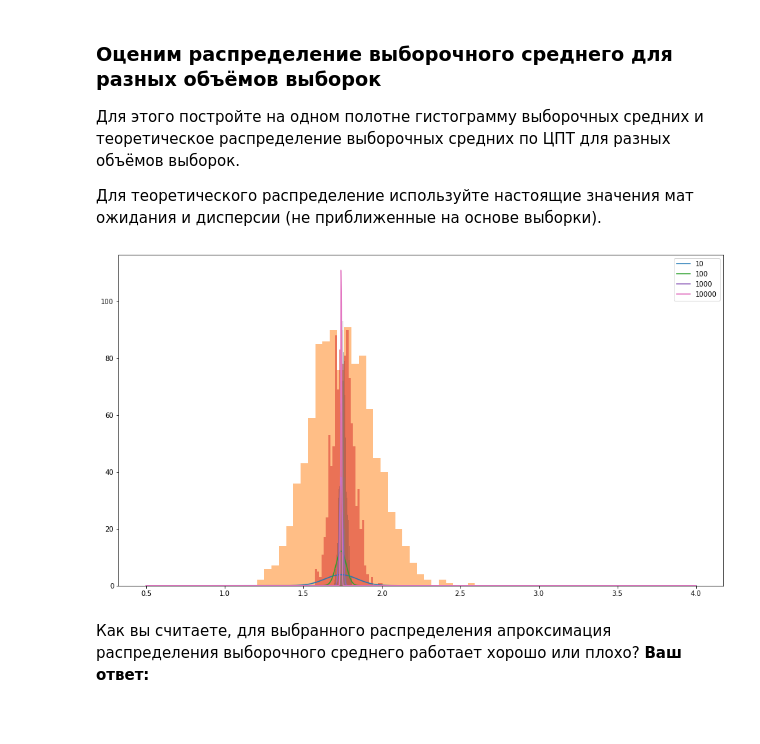
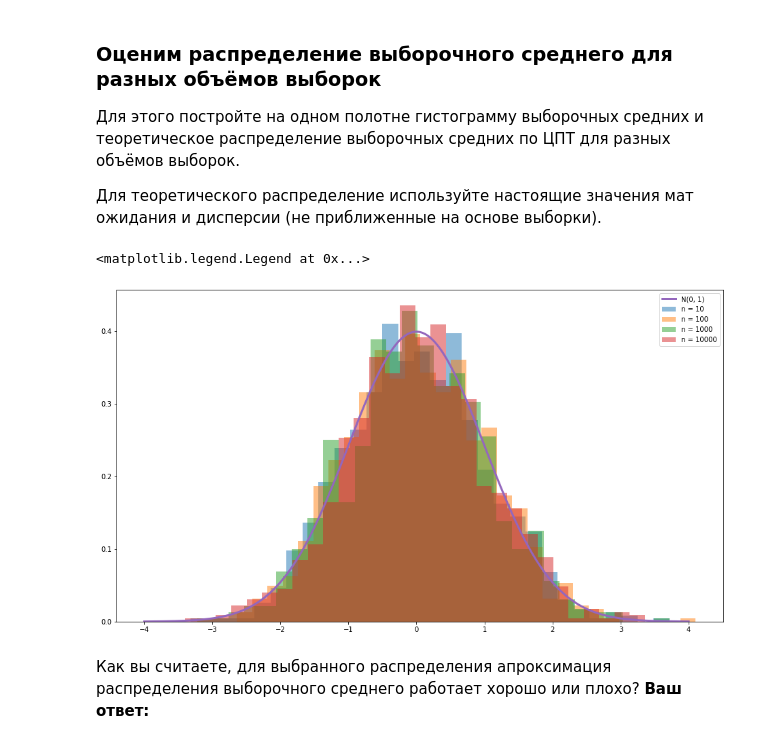
Before and after one commit to pavelzylkov/sber_da, a Jupyter notebook: statistics/Практика_к_занятию_12-empty.ipynb, the cells around one changed output. Saved outputs shown, nothing was run; the diff lists cells and outputs as text; code cells hidden in the pictures.

```diff
--- a/statistics/Практика_к_занятию_12-empty.ipynb
+++ b/statistics/Практика_к_занятию_12-empty.ipynb
@@ -75,28 +57,24 @@ print(sample_var)
 # %%
 # ваш код тут
 plt.figure(figsize=(16,9))
+mu, sigma = rayleigh_sv.mean(), rayleigh_sv.std()
 # сгенерируем много выборочных средних
 for N in [10, 100, 1000, 10000]:
     means = []
     for i in range(1000):
         means.append(np.mean(rayleigh_sv.rvs(N)))
 
-    mu = 0.5 * math.sqrt(math.pi/2.) + 1.115
-    var = (2. - math.pi/2.) * 0.5 ** 2
-    sigma = math.sqrt(var)
-    se = sigma/math.sqrt(N)
+    approximation = [math.sqrt(N)*(mean-mu)/sigma for mean in means]
+    plt.hist(approximation, bins=30, density=True, label='n = ' + str(N), alpha=0.5)
 
-    x = np.linspace(0.5,4,1000)
-    norm_rv = sts.norm(mu,se)
-    plt.plot(x,norm_rv.pdf(x))
+x = np.linspace(-4,4,1000)
+norm_rv = sts.norm(0,1)
+plt.plot(x,norm_rv.pdf(x), linewidth=3, label='N(0, 1)')
 
-    plt.hist(means, 30, alpha=0.5)
-
-
-plt.legend(['10', '100', '1000', '10000'])
-plt.show()
+plt.legend()
 # %% [output]
+<matplotlib.legend.Legend at 0x...>
-[figure, old version]
+[figure, new version]
 # %% [markdown]
 Как вы считаете, для выбранного распределения апроксимация распределения выборочного среднего работает хорошо или плохо?
 **Ваш ответ:**
```
Also changed, not shown: parts of 3 cells of this notebook, 6 other files.
